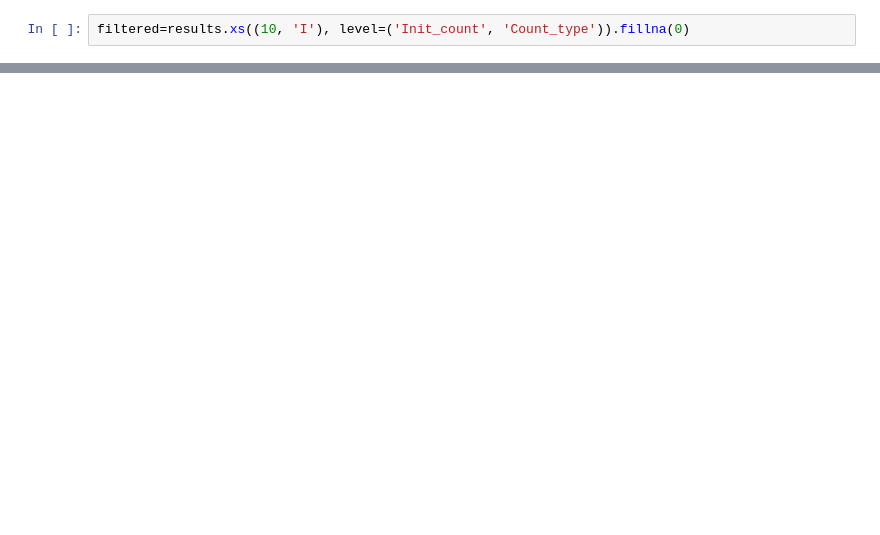
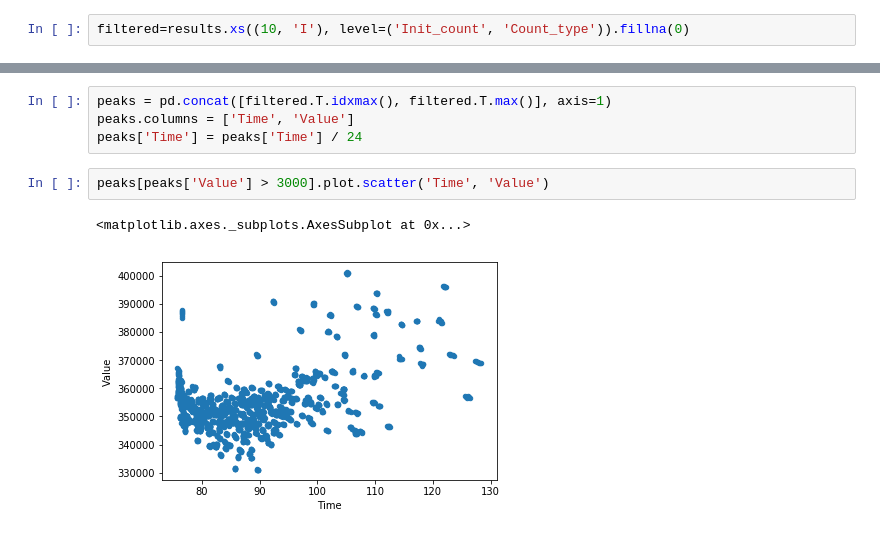
Before and after one commit to joshuablake/Temporal-metapop-epidemic-London-, a Jupyter notebook: src/Results analysis.ipynb, the cells around one changed output, grey strips where cells are left out. Drawn from its saved outputs; the diff is of its cells as text; blank space fills up the shorter version.

```diff
--- a/src/Results analysis.ipynb
+++ b/src/Results analysis.ipynb
@@ -62,0 +33,9 @@ filtered.T.plot(legend=None, color='#870909')
+# %%
+peaks = pd.concat([filtered.T.idxmax(), filtered.T.max()], axis=1)
+peaks.columns = ['Time', 'Value']
+peaks['Time'] = peaks['Time'] / 24
+# %%
+peaks[peaks['Value'] > 3000].plot.scatter('Time', 'Value')
+# %% [output]
+<matplotlib.axes._subplots.AxesSubplot at 0x...>
+[figure, added]
```
Also changed, not shown: parts of 7 cells of this notebook.
